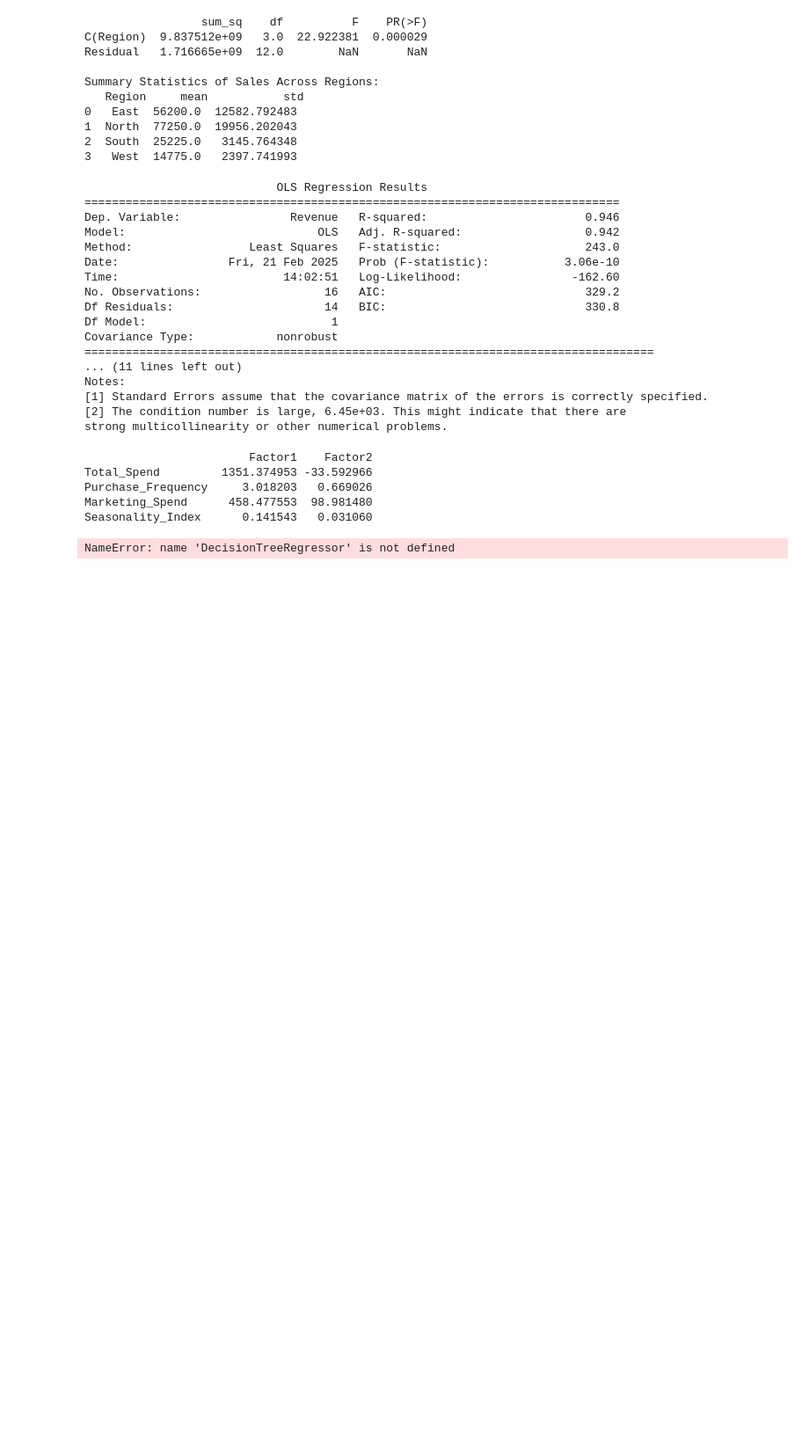
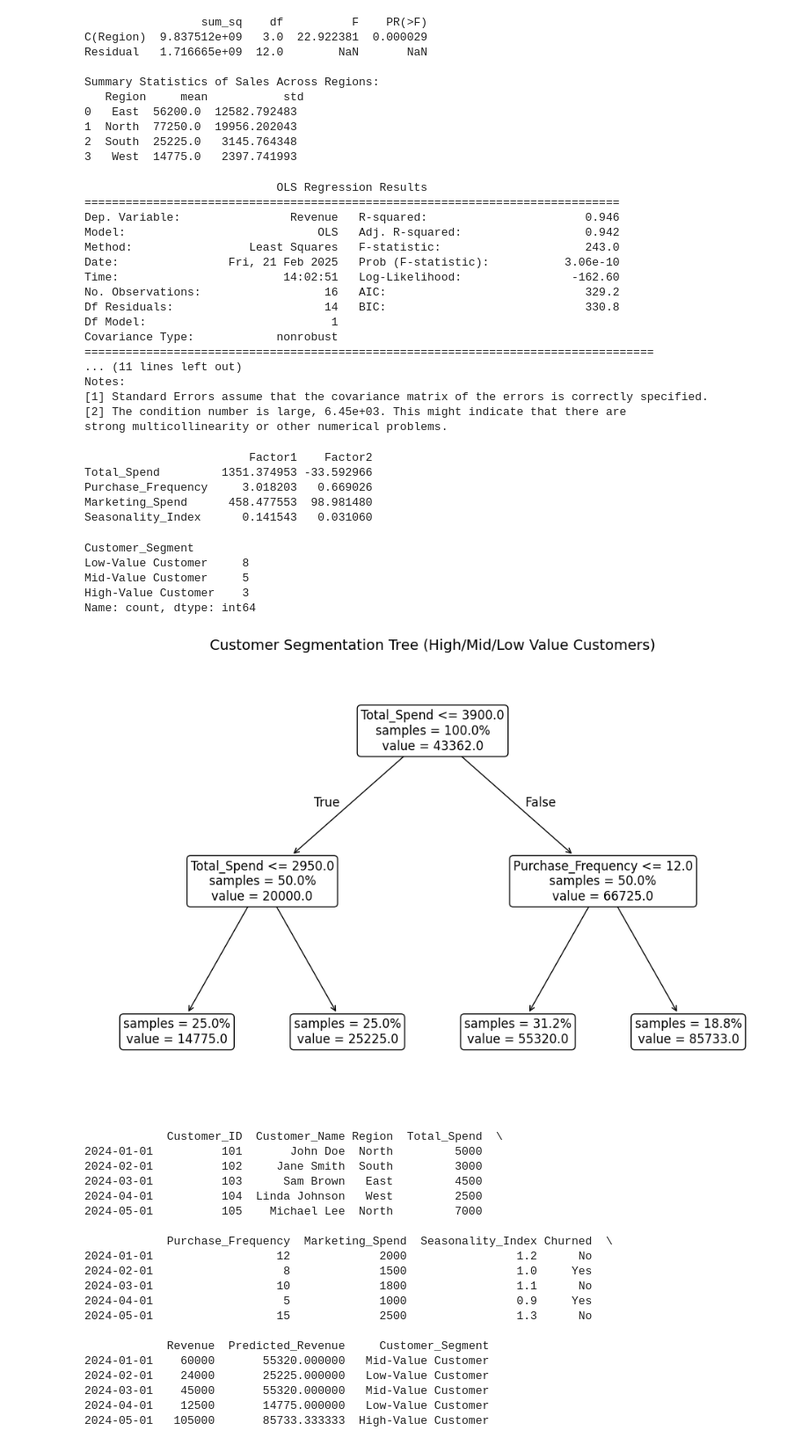
Before and after one commit to shreya63807/sales-, a Jupyter notebook: Sales.ipynb, the cells around one changed output. Shown: that part at 88% size. Cells and saved outputs as stored; diff of their text form; code cells hidden in the pictures; blank space fills up the shorter version.

```diff
--- a/Sales.ipynb
+++ b/Sales.ipynb
@@ -353,46 +353,76 @@ Purchase_Frequency     3.018203   0.669026
 Marketing_Spend      458.477553  98.981480
 Seasonality_Index      0.141543   0.031060
 # %%
+from sklearn.tree import DecisionTreeRegressor
+from sklearn.tree import plot_tree
+
+tree_model = DecisionTreeRegressor(max_depth=2, random_state=42)
+
 X_segmentation = df[["Total_Spend", "Purchase_Frequency", "Marketing_Spend", "Seasonality_Index"]]
 y_segmentation = df['Revenue']
 
-# Step 3: Initialize and fit a Decision Tree Regressor
+#Initialize and fit a Decision Tree Regressor
 tree_model = DecisionTreeRegressor(max_depth=2, random_state=42)
 tree_model.fit(X_segmentation, y_segmentation)
 
-# Step 4: Predict revenue for segmentation purposes
+#Predict revenue for segmentation purposes
 predictions = tree_model.predict(X_segmentation)
 
-# Step 5: Create custom labels based on predicted revenue
+#Create custom labels based on predicted revenue
 df['Predicted_Revenue'] = predictions
 df['Customer_Segment'] = pd.cut(
     df['Predicted_Revenue'],
     bins=[0, 30000, 60000, 100000],
     labels=['Low-Value Customer', 'Mid-Value Customer', 'High-Value Customer']
 )
 
-# Display how many customers fall into each segment
+#Display how many customers fall into each segment
 print(df[['Customer_Segment']].value_counts())
 
-# Step 6: Visualize the decision tree with custom labels
+#Visualize the decision tree with custom labels
 plt.figure(figsize=(12, 8))
 plot_tree(
     tree_model,
     feature_names=["Total_Spend", "Purchase_Frequency", "Marketing_Spend", "Seasonality_Index"],
-    filled=True,
+    filled=False,
     rounded=True,
     fontsize=12,
     impurity=False,   # Hide impurity details
     proportion=True,  # Show proportion instead of raw counts
     precision=0       # No decimals for values
 )
 plt.title("Customer Segmentation Tree (High/Mid/Low Value Customers)", fontsize=14)
 plt.show()
 
-# Optional: View the final dataframe with segments
+#View the final dataframe with segments
 print(df.head())
 # %% [output]
-NameError: name 'DecisionTreeRegressor' is not defined
+Customer_Segment
+Low-Value Customer     8
+Mid-Value Customer     5
+High-Value Customer    3
+Name: count, dtype: int64
+[figure, added]
+            Customer_ID  Customer_Name Region  Total_Spend  \
+2024-01-01          101       John Doe  North         5000
+2024-02-01          102     Jane Smith  South         3000
+2024-03-01          103      Sam Brown   East         4500
+2024-04-01          104  Linda Johnson   West         2500
+2024-05-01          105    Michael Lee  North         7000
+
+            Purchase_Frequency  Marketing_Spend  Seasonality_Index Churned  \
+2024-01-01                  12             2000                1.2      No
+2024-02-01                   8             1500                1.0     Yes
+2024-03-01                  10             1800                1.1      No
+2024-04-01                   5             1000                0.9     Yes
+2024-05-01                  15             2500                1.3      No
+
+            Revenue  Predicted_Revenue     Customer_Segment
+2024-01-01    60000       55320.000000   Mid-Value Customer
+2024-02-01    24000       25225.000000   Low-Value Customer
+2024-03-01    45000       55320.000000   Mid-Value Customer
+2024-04-01    12500       14775.000000   Low-Value Customer
+2024-05-01   105000       85733.333333  High-Value Customer
 # %%
 from sklearn.cluster import KMeans
 
```
